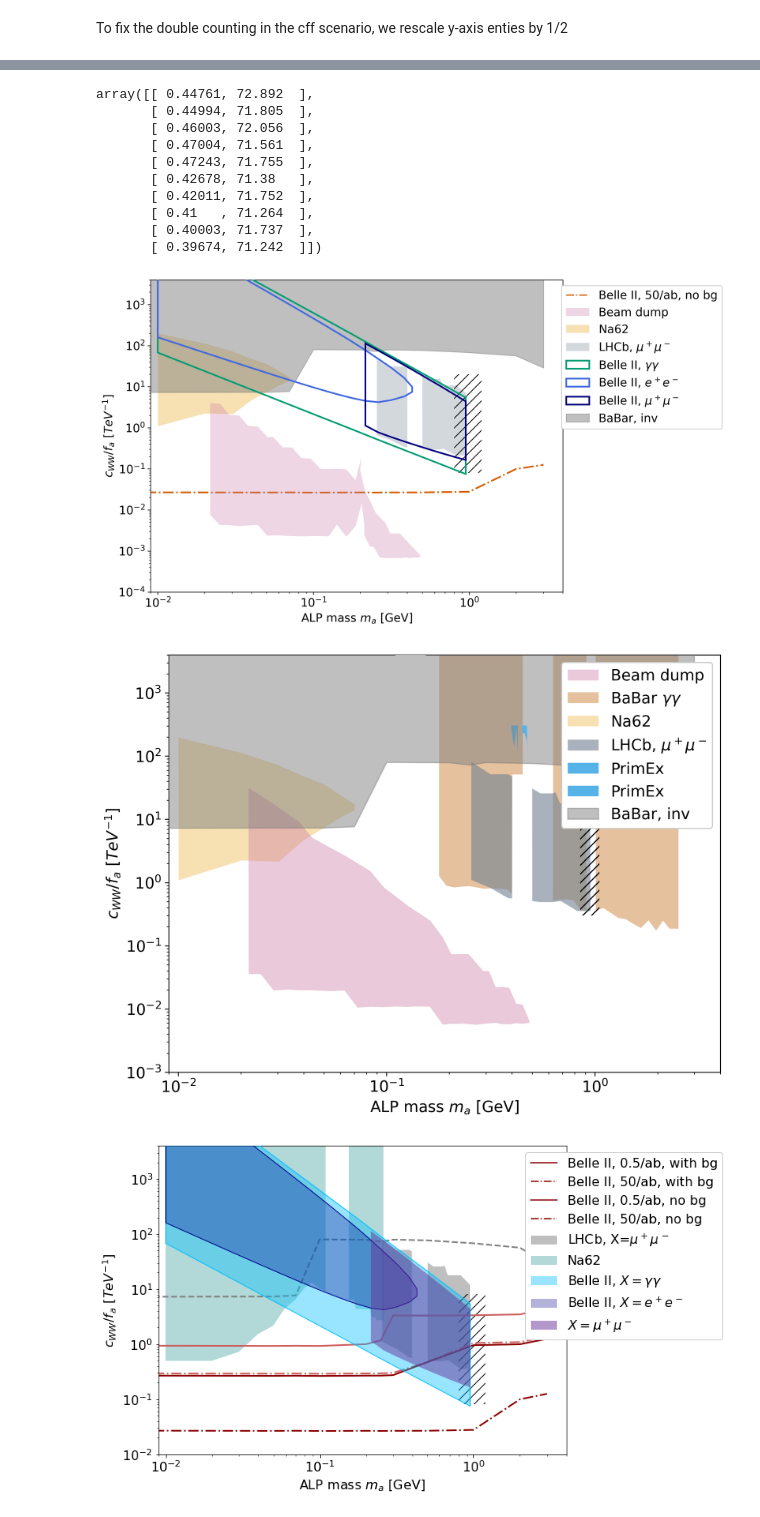
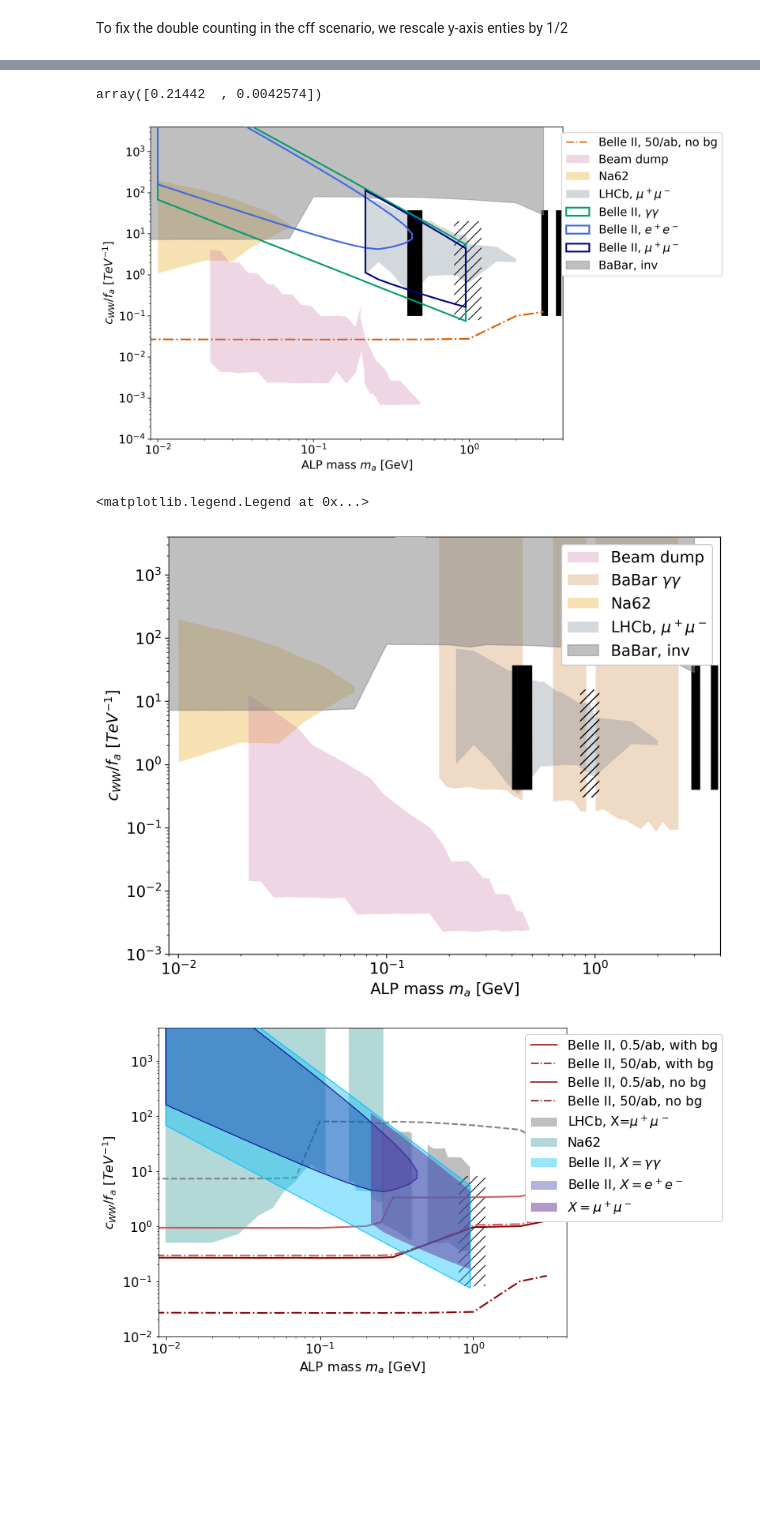
Before and after one commit to anasthesia/alps-BelleII, a Jupyter notebook: python/alps-plots.ipynb, the cells around one changed output, grey strips where cells are left out. Saved outputs shown, nothing was run; the diff lists cells and outputs as text; code cells hidden in the pictures; blank space fills up the shorter version.

Commit message:
VHARM bounds added

```diff
--- a/python/alps-plots.ipynb
+++ b/python/alps-plots.ipynb
@@ -67,8 +67,8 @@ BellIIInvBounds50ab0bkg=genfromtxt('../ruth/b2_50_0bg.txt', delimiter='\t')
 BellIIInvBounds05abWithbkg=genfromtxt('../ruth/b2_05_bg.txt', delimiter='\t')
 BellIIInvBounds50abWithbkg=genfromtxt('../ruth/b2_50_bg.txt', delimiter='\t')
 # %%
-LHCbBoundscff=genfromtxt('output/LHCb_cff.dat', delimiter='\t')
-LHCbBoundscWW=genfromtxt('output/LHCb_cWW.dat', delimiter='\t')
+LHCbBoundscff=genfromtxt('output/LHCb_cff_new.dat', delimiter='\t')
+LHCbBoundscWW=genfromtxt('output/LHCb_cWW_new.dat', delimiter='\t')
 # %%
 Na62Boundscff = genfromtxt('output/Na62_cff.dat', delimiter='\t')
 Na62BoundscWW = genfromtxt('output/Na62_cWW.dat', delimiter='\t')
@@ -475,16 +475,7 @@ plt.savefig('plots/Bounds-existing-cff.png', dpi=300, bbox_inches='tight')
 # %%
-PrimEXBoundscff2
+LHCbBoundscff[np.argmax(LHCbBoundscff[10:,0]<0.5)]
 # %% [output]
-array([[ 0.44761, 72.892  ],
-       [ 0.44994, 71.805  ],
-       [ 0.46003, 72.056  ],
-       [ 0.47004, 71.561  ],
-       [ 0.47243, 71.755  ],
-       [ 0.42678, 71.38   ],
-       [ 0.42011, 71.752  ],
-       [ 0.41   , 71.264  ],
-       [ 0.40003, 71.737  ],
-       [ 0.39674, 71.242  ]])
+array([0.21442  , 0.0042574])
 # %%
 fig, ax = plt.subplots(figsize=(9, 7))
 
@@ -494,11 +485,11 @@ plotGen(Na62BoundscWW,"oppacpolygon",colorNa62,0,1, label='Na62')
 plotCutOutRegions(cutoutRegionsNa62,0.05,0.2,10**-2,10**5,2,color="white")
 
 
-plotGen(LHCbBoundscWW,"oppacpolygon",colorLHCb,0,1,0.6, label='LHCb, $\mu^+ \mu^-$',zorder=1)
+plotGen(LHCbBoundscWW,"oppacpolygon",colorLHCb,0,5,0.6, label='LHCb, $\mu^+ \mu^-$',zorder=1)
 # plotGen(LHCbBounds,"nonfilledpolygon","grey",1)
-plotCutOutRegions(cutoutRegionsLHCb,0.3,5,10**-3,\
+plotCutOutRegions(cutoutRegionsLHCb,0.3,5,10**-1,\
                   LHCbBoundscWW[np.argmax(LHCbBoundscWW[10:,0]<0.5)+10][1],2,\
-                  color="white")
+                  color="black")
 
 # ax.plot(BaBarBounds[:,0],BaBarBounds[:,1],c=colorBaBar, ls='--',lw=2)
 ax.fill_between(BaBarBounds[:,0], BaBarBounds[:,2], y2=10**4, color=colorBaBar,zorder=2,alpha=0.5,\
@@ -568,7 +559,7 @@ ax.legend(handles=handles, loc='upper right', bbox_to_anchor=(1.4, 1), framealph
 
 plt.savefig('plots/Bounds-projections-cWW.png', dpi=300, bbox_inches='tight')
 # %% [output]
-[figure, old version]
+[figure, new version]
 # %%
 fig, ax = plt.subplots(figsize=(9, 7))
 
@@ -580,18 +571,18 @@ plotCutOutRegions(cutoutRegionsBaBargammagamma,0.1,3,10**-5,10**5,2,color="white
 plotGen(Na62BoundscWW,"oppacpolygon",colorNa62,0,1, label='Na62',zorder=2)
 plotCutOutRegions(cutoutRegionsNa62,0.05,0.2,10**-2,10**5,3,color="white")
 
-plotGen(LHCbBoundscWW,"oppacpolygon",colorLHCb,0,1,0.6, label='LHCb, $\mu^+ \mu^-$',zorder=3)
+plotGen(LHCbBoundscWW,"oppacpolygon",colorLHCb,0,5,0.6, label='LHCb, $\mu^+ \mu^-$',zorder=3)
 # plotGen(LHCbBounds,"nonfilledpolygon","grey",1)
 plotCutOutRegions(cutoutRegionsLHCb,0.3,5,0.4,\
                   LHCbBoundscWW[np.argmax(LHCbBoundscWW[10:,0]<0.5)+10][1],4,\
-                  color="white")
+                  color="black")
 
 # ax.plot(BaBarBounds[:,0],BaBarBounds[:,1],c=colorBaBar, ls='--',lw=2)
 ax.fill_between(BaBarBounds[:,0], BaBarBounds[:,2], y2=10**4, color=colorBaBar,zorder=4,alpha=0.5,\
                label='BaBar, inv')
 
-plotGen(PrimEXBoundscWW1,"oppacpolygon",colorPrimEx,0,0.5,1, label='PrimEx',zorder=3)
-plotGen(PrimEXBoundscWW2,"oppacpolygon",colorPrimEx,0,0.5,1,label='PrimEx',zorder=5)
+# plotGen(PrimEXBoundscWW1,"oppacpolygon",colorPrimEx,0,0.5,1, label='PrimEx',zorder=3)
+# plotGen(PrimEXBoundscWW2,"oppacpolygon",colorPrimEx,0,0.5,1,label='PrimEx',zorder=5)
 
 # ax.plot(BellIIInvBounds05abWithbkg[:,0],BellIIInvBounds05abWithbkg[:,1],c=colorBelleIIinvWithbkg, ls='-',lw=2)
 # ax.plot(BellIIInvBounds50abWithbkg[:,0],BellIIInvBounds50abWithbkg[:,1],c=colorBelleIIinvWithbkg, ls='-.',lw=2)
@@ -628,35 +619,36 @@ ax.add_patch(p)
 
 ax.set_xlabel('ALP mass $m_a$ [GeV]')
 ax.set_ylabel('$c_{WW}/f_a\ [TeV^{-1}]$')
 ax.set_xscale('log')
 ax.set_yscale('log')
 ax.set_xlim(9*10**-3, 4)
 ax.set_ylim(10**-3, 4*10**3)
 
 handles, labels = ax.get_legend_handles_labels()
 babar= mlines.Line2D([], [], color='grey', linestyle='--',
                           markersize=15, label='BaBar, X='+"ME")
 belleIIInv= mlines.Line2D([], [], color=colorBelleIIinvNobkg, linestyle='-',
                           markersize=15, label='Belle II, 0.5/ab, no bg')
 belleIIInv50= mlines.Line2D([], [], color=colorBelleIIinvNobkg, linestyle='-.',
                           markersize=15, label='Belle II, 50/ab, no bg')
 belleIIInvbg= mlines.Line2D([], [], color=colorBelleIIinvWithbkg, linestyle='-',
                           markersize=15, label='Belle II, 0.5/ab, with bg')
 belleIIInv50bg= mlines.Line2D([], [], color=colorBelleIIinvWithbkg, linestyle='-.',
                           markersize=15, label='Belle II, 50/ab, with bg')
 
 # handles.insert(0, belleIIInv50)
 # handles.insert(0, belleIIInv)
 # handles.insert(0, belleIIInv50bg)
 # handles.insert(0, belleIIInvbg)
 # handles.insert(0, babar)
 
 ax.legend(handles=handles, loc='upper right', framealpha=1)
 
 
-plt.savefig('plots/Bounds-existing-cWW.png', dpi=300, bbox_inches='tight')
+# plt.savefig('plots/Bounds-existing-cWW.png', dpi=300, bbox_inches='tight')
 # %% [output]
+<matplotlib.legend.Legend at 0x...>
-[figure, old version]
+[figure, new version]
 # %%
 fig, ax = plt.subplots(figsize=(9, 7))
 
```
Also changed, not shown: parts of 2 cells of this notebook, 2 other files.
